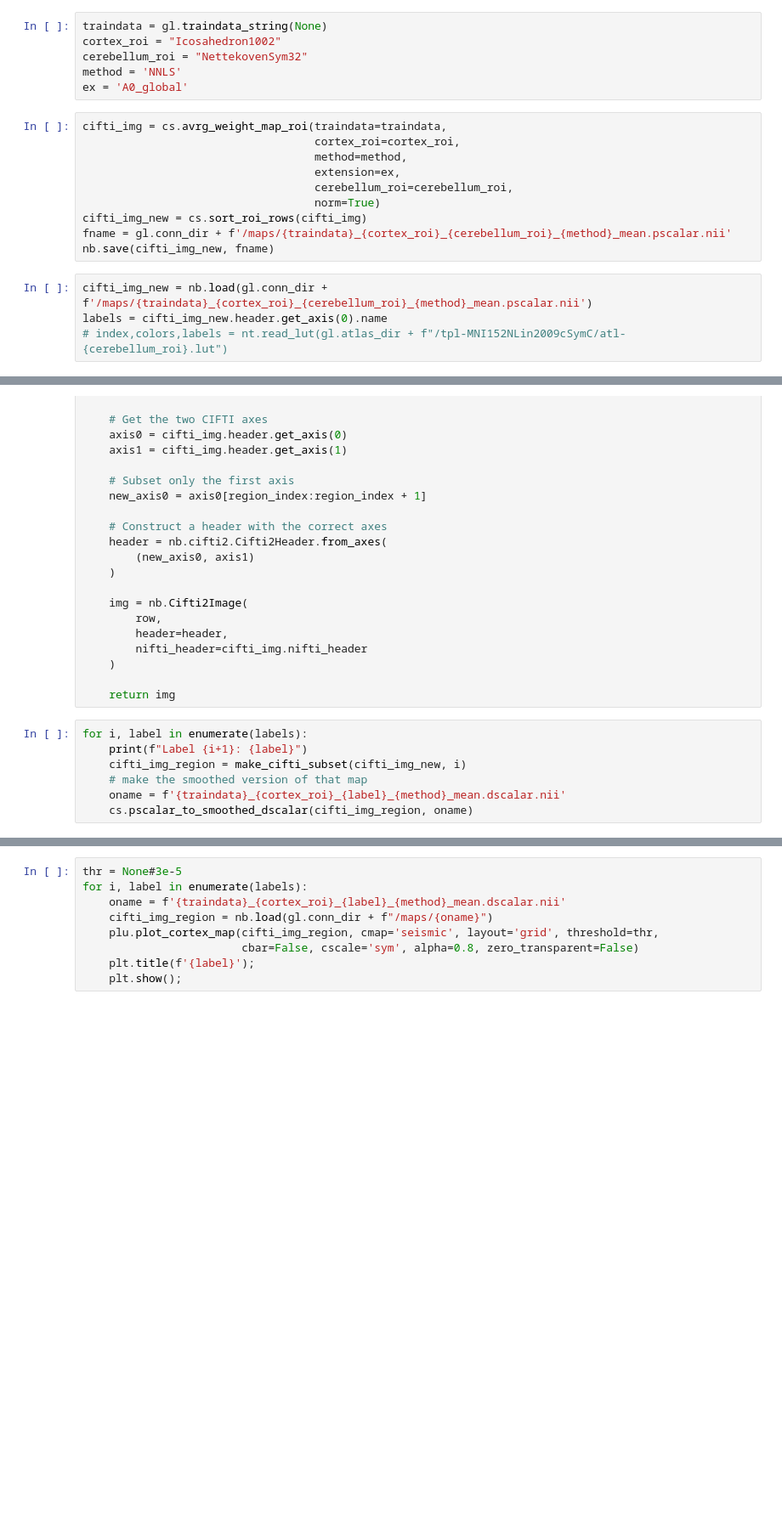
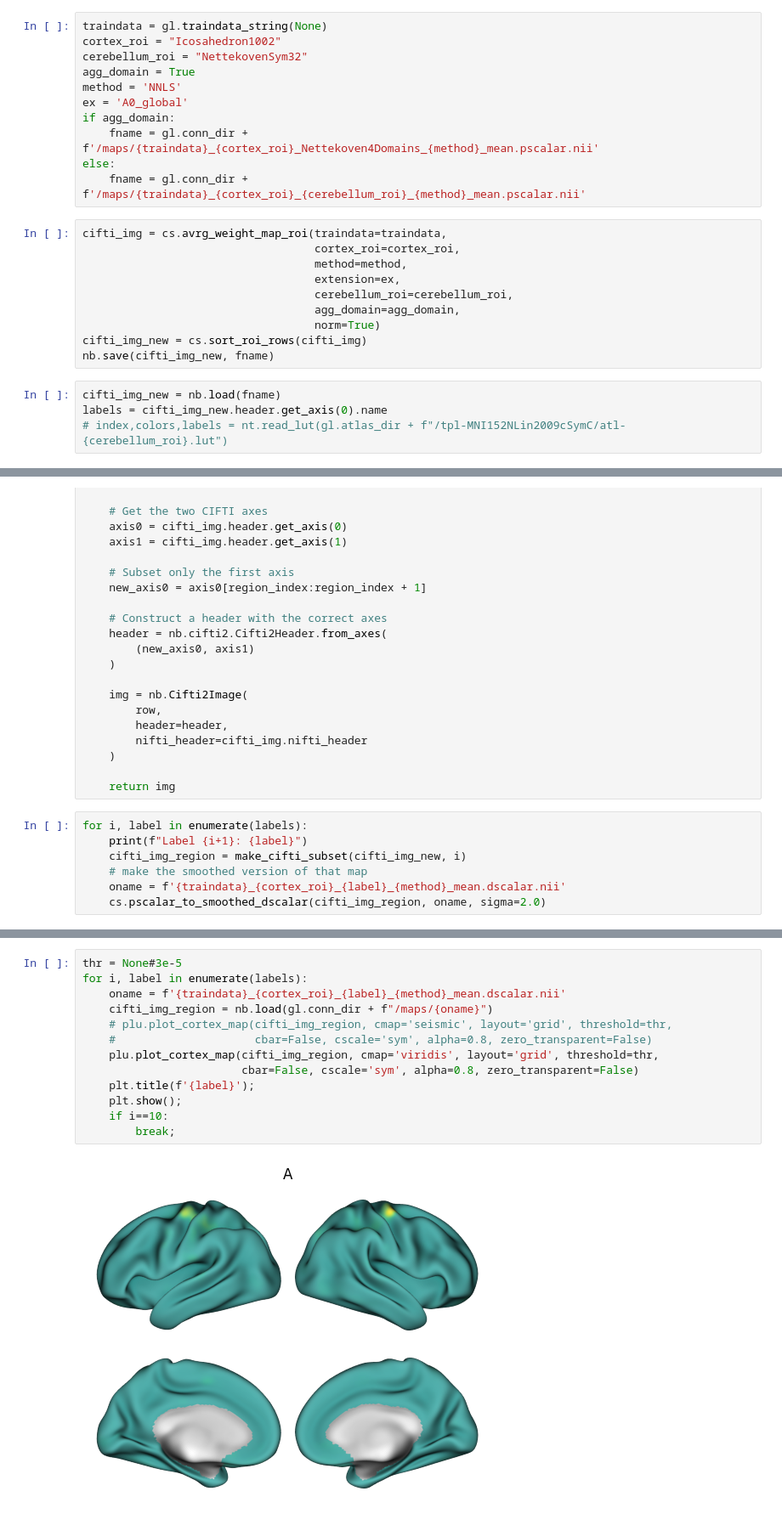
Before and after one commit to DiedrichsenLab/cortico_cereb_connectivity, a Jupyter notebook: notebooks/5. Model_description/connectivity_weights_from_nettekoven.ipynb, the cells around one changed output, grey strips where cells are left out. Shown at 85% size. Cells and saved outputs as stored; diff of their text form; blank space fills up the shorter version.

```diff
--- a/notebooks/5. Model_description/connectivity_weights_from_nettekoven.ipynb
+++ b/notebooks/5. Model_description/connectivity_weights_from_nettekoven.ipynb
@@ -20,20 +21,25 @@ import warnings
 traindata = gl.traindata_string(None)
 cortex_roi = "Icosahedron1002"
 cerebellum_roi = "NettekovenSym32"
+agg_domain = True
 method = 'NNLS'
 ex = 'A0_global'
+if agg_domain:
+    fname = gl.conn_dir + f'/maps/{traindata}_{cortex_roi}_Nettekoven4Domains_{method}_mean.pscalar.nii'
+else:
+    fname = gl.conn_dir + f'/maps/{traindata}_{cortex_roi}_{cerebellum_roi}_{method}_mean.pscalar.nii'
 # %%
 cifti_img = cs.avrg_weight_map_roi(traindata=traindata,
                                    cortex_roi=cortex_roi,
                                    method=method,
                                    extension=ex,
                                    cerebellum_roi=cerebellum_roi,
+                                   agg_domain=agg_domain,
                                    norm=True)
 cifti_img_new = cs.sort_roi_rows(cifti_img)
-fname = gl.conn_dir + f'/maps/{traindata}_{cortex_roi}_{cerebellum_roi}_{method}_mean.pscalar.nii'
 nb.save(cifti_img_new, fname)
 # %%
-cifti_img_new = nb.load(gl.conn_dir + f'/maps/{traindata}_{cortex_roi}_{cerebellum_roi}_{method}_mean.pscalar.nii')
+cifti_img_new = nb.load(fname)
 labels = cifti_img_new.header.get_axis(0).name
 # index,colors,labels = nt.read_lut(gl.atlas_dir + f"/tpl-MNI152NLin2009cSymC/atl-{cerebellum_roi}.lut")
 # %%
@@ -68,4 +74,4 @@ for i, label in enumerate(labels):
     cifti_img_region = make_cifti_subset(cifti_img_new, i)
     # make the smoothed version of that map
     oname = f'{traindata}_{cortex_roi}_{label}_{method}_mean.dscalar.nii'
-    cs.pscalar_to_smoothed_dscalar(cifti_img_region, oname)
+    cs.pscalar_to_smoothed_dscalar(cifti_img_region, oname, sigma=2.0)
@@ -72,9 +87,15 @@ for i, label in enumerate(labels):
 # %%
 thr = None#3e-5
 for i, label in enumerate(labels):
     oname = f'{traindata}_{cortex_roi}_{label}_{method}_mean.dscalar.nii'
     cifti_img_region = nb.load(gl.conn_dir + f"/maps/{oname}")
-    plu.plot_cortex_map(cifti_img_region, cmap='seismic', layout='grid', threshold=thr,
+    # plu.plot_cortex_map(cifti_img_region, cmap='seismic', layout='grid', threshold=thr,
+    #                     cbar=False, cscale='sym', alpha=0.8, zero_transparent=False)
+    plu.plot_cortex_map(cifti_img_region, cmap='viridis', layout='grid', threshold=thr,
                         cbar=False, cscale='sym', alpha=0.8, zero_transparent=False)
     plt.title(f'{label}');
     plt.show();
+    if i==10:
+        break;
+# %% [output]
+[figure, added]
```
Also changed, not shown: parts of 4 cells of this notebook, 4 other files.
